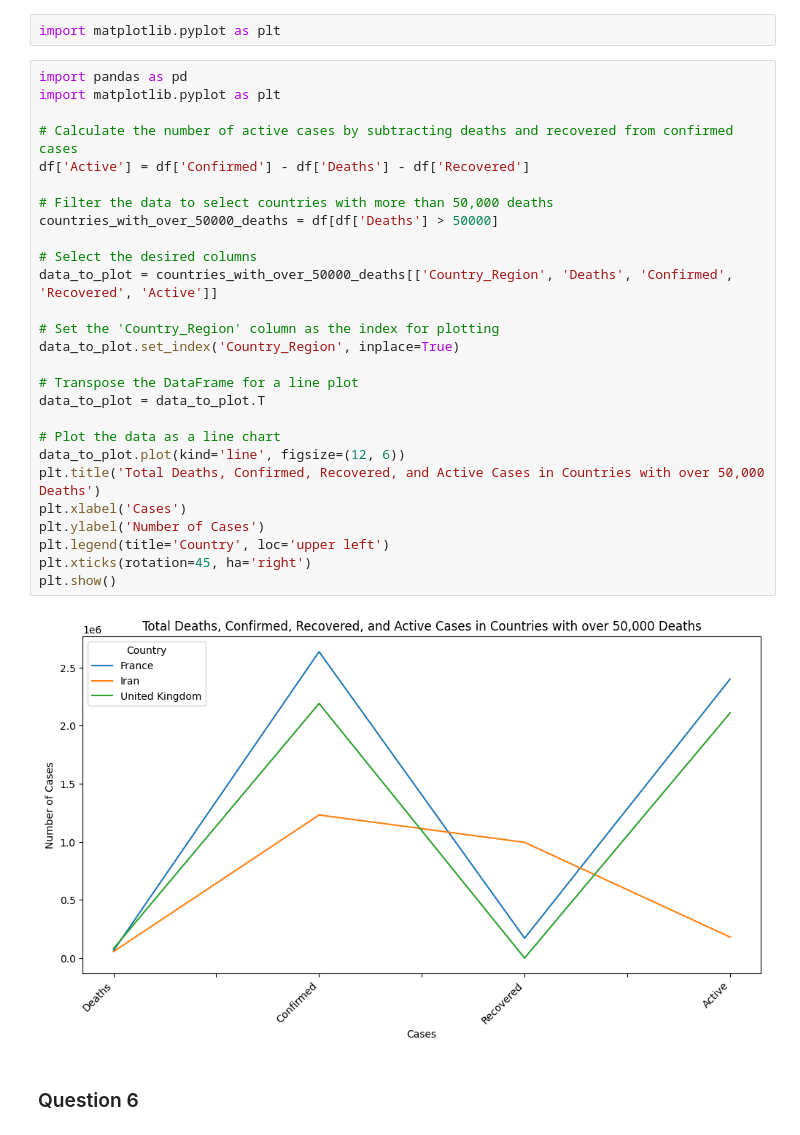
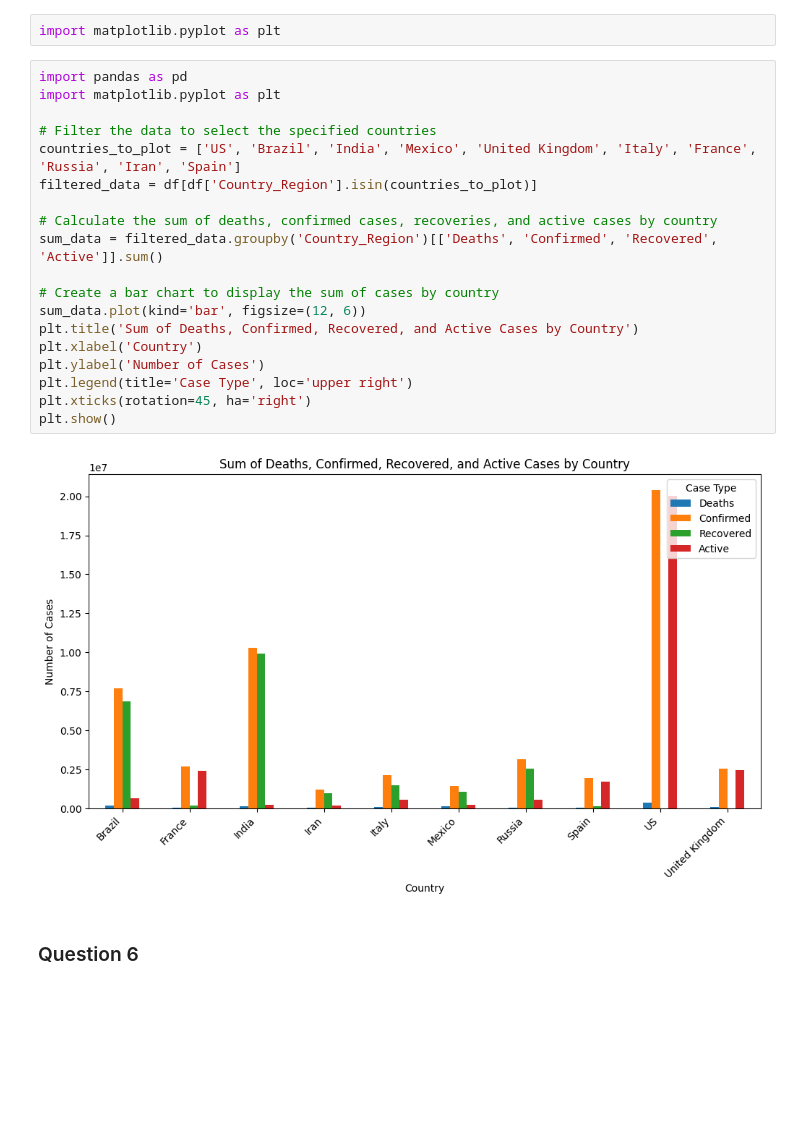
Before and after one commit to catalinalopera/Pandas, a Jupyter notebook: Lecture_02_Pandas_Covid_Analysis_Questions.ipynb, the cells around one changed output. Drawn from its saved outputs; the diff is of its cells as text; blank space fills up the shorter version.

```diff
--- a/Lecture_02_Pandas_Covid_Analysis_Questions.ipynb
+++ b/Lecture_02_Pandas_Covid_Analysis_Questions.ipynb
@@ -494,32 +494,24 @@ import matplotlib.pyplot as plt
 # %%
 import pandas as pd
 import matplotlib.pyplot as plt
 
-# Calculate the number of active cases by subtracting deaths and recovered from confirmed cases
-df['Active'] = df['Confirmed'] - df['Deaths'] - df['Recovered']
+# Filter the data to select the specified countries
+countries_to_plot = ['US', 'Brazil', 'India', 'Mexico', 'United Kingdom', 'Italy', 'France', 'Russia', 'Iran', 'Spain']
+filtered_data = df[df['Country_Region'].isin(countries_to_plot)]
 
-# Filter the data to select countries with more than 50,000 deaths
-countries_with_over_50000_deaths = df[df['Deaths'] > 50000]
+# Calculate the sum of deaths, confirmed cases, recoveries, and active cases by country
+sum_data = filtered_data.groupby('Country_Region')[['Deaths', 'Confirmed', 'Recovered', 'Active']].sum()
 
-# Select the desired columns
-data_to_plot = countries_with_over_50000_deaths[['Country_Region', 'Deaths', 'Confirmed', 'Recovered', 'Active']]
-
-# Set the 'Country_Region' column as the index for plotting
-data_to_plot.set_index('Country_Region', inplace=True)
-
-# Transpose the DataFrame for a line plot
-data_to_plot = data_to_plot.T
-
-# Plot the data as a line chart
-data_to_plot.plot(kind='line', figsize=(12, 6))
-plt.title('Total Deaths, Confirmed, Recovered, and Active Cases in Countries with over 50,000 Deaths')
-plt.xlabel('Cases')
+# Create a bar chart to display the sum of cases by country
+sum_data.plot(kind='bar', figsize=(12, 6))
+plt.title('Sum of Deaths, Confirmed, Recovered, and Active Cases by Country')
+plt.xlabel('Country')
 plt.ylabel('Number of Cases')
-plt.legend(title='Country', loc='upper left')
+plt.legend(title='Case Type', loc='upper right')
 plt.xticks(rotation=45, ha='right')
 plt.show()
 # %% [output]
-[figure, old version]
+[figure, new version]
 # %% [markdown]
 ### Question 6
 # %% [markdown]
```
Also changed, not shown: parts of 6 cells of this notebook.
